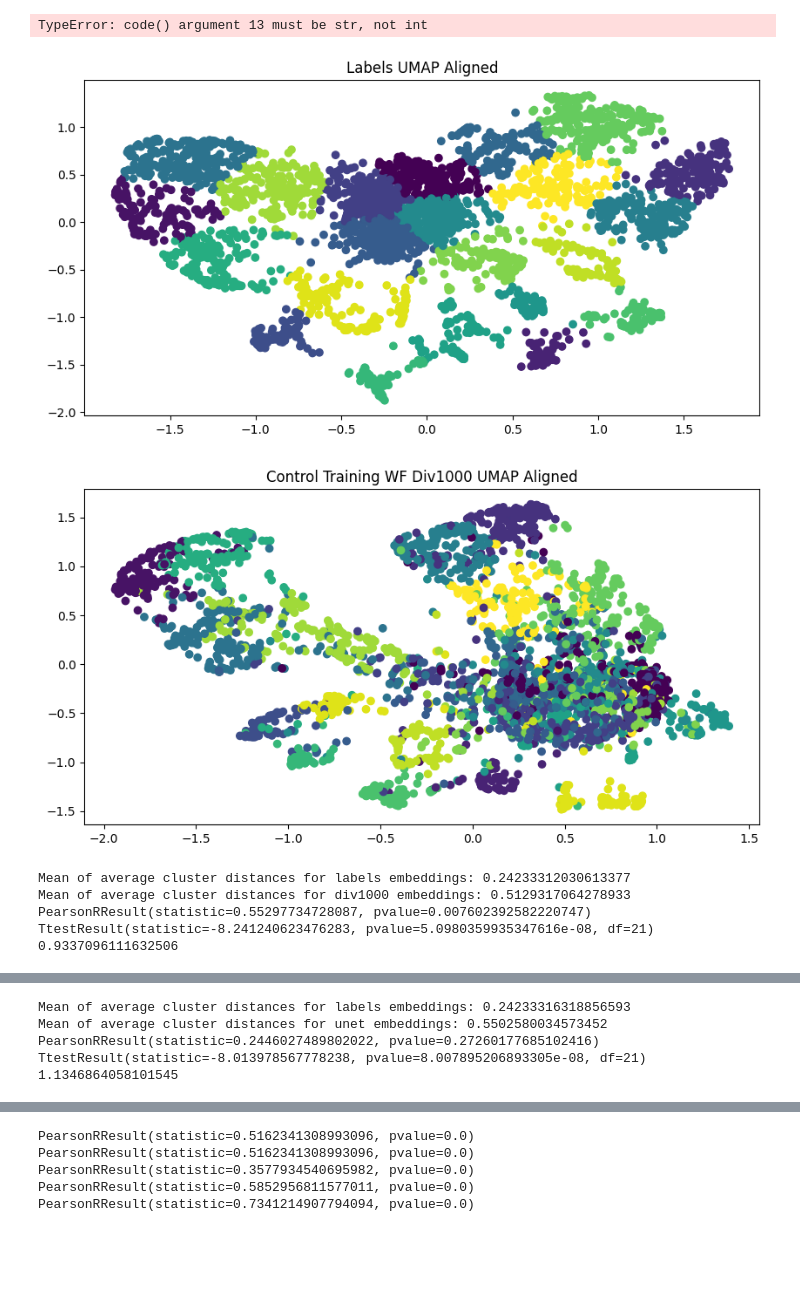
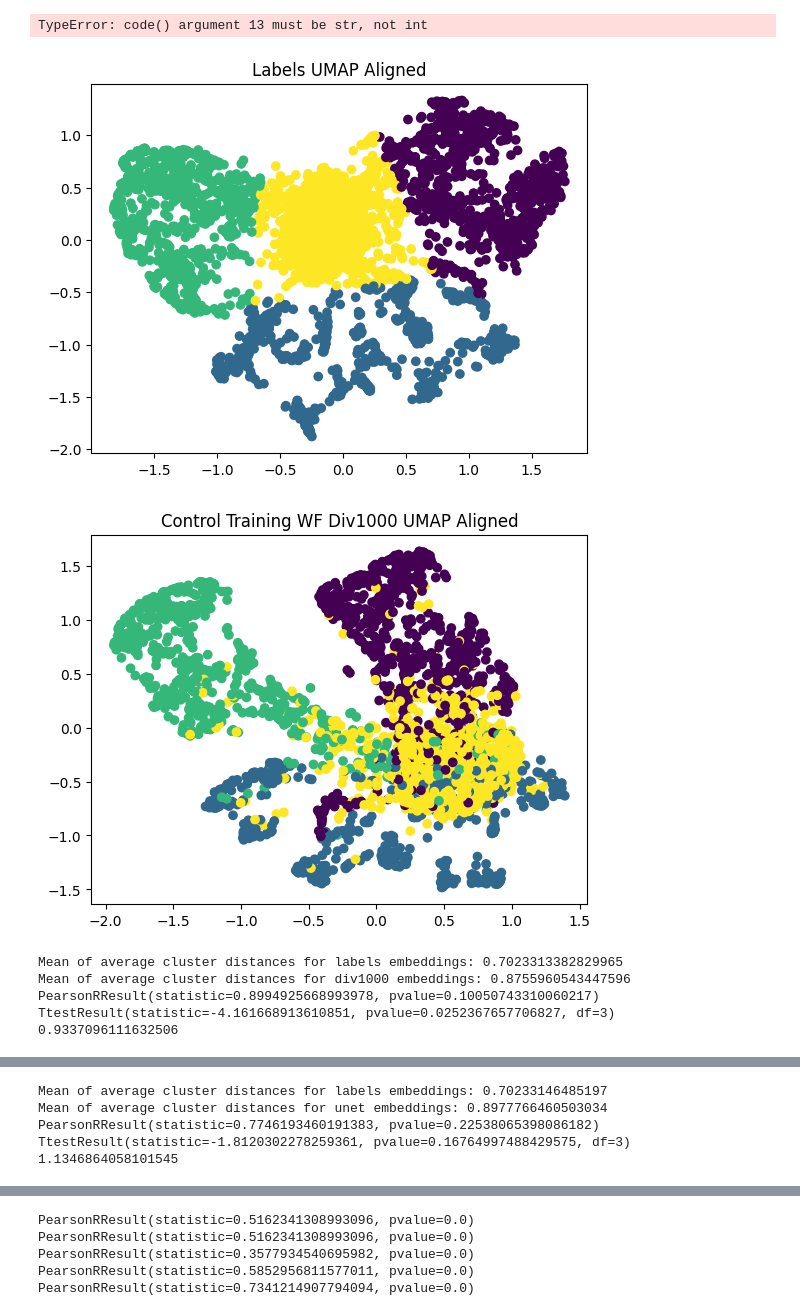
Before and after one commit to chrisfoulon/BCBlib, a Jupyter notebook: bcblib/notebooks/extraction_tensorboard_info.ipynb, the cells around one changed output, grey strips where cells are left out. Saved outputs shown, nothing was run; the diff lists cells and outputs as text; code cells hidden in the pictures; blank space fills up the shorter version.

```diff
--- a/bcblib/notebooks/extraction_tensorboard_info.ipynb
+++ b/bcblib/notebooks/extraction_tensorboard_info.ipynb
@@ -944,8 +941,9 @@ swin_unetr_embeddings = np.load('/home/chrisfoulon/neuro_data/umaps/abnormal_seg
 # for each embedding, align it with the labels embedding then compute the average distance between each point and the corresponding point in the labels embedding
 labels_embeddings_aligned, div1000_embeddings_aligned = align_embeddings(labels_embeddings, div1000_embeddings)
 
+num_clusters = 4
 # compute a K-means clustering on the aligned labels embeddings
-kmeans = KMeans(n_clusters=22, random_state=42).fit(labels_embeddings_aligned)
+kmeans = KMeans(n_clusters=num_clusters, random_state=42).fit(labels_embeddings_aligned)
 # plot the labels_embeddings_aligned with the cluster labels
 plt.figure()
 plt.scatter(labels_embeddings_aligned[:, 0], labels_embeddings_aligned[:, 1], c=kmeans.labels_)
@@ -985,7 +983,7 @@ labels_embeddings_aligned, unet_embeddings_aligned = align_embeddings(labels_emb
 unet_dist_matrix_aligned = distance.cdist(unet_embeddings_aligned, labels_embeddings_aligned, 'euclidean')
 
 # compute the K-means clustering on the aligned labels embeddings
-kmeans = KMeans(n_clusters=22, random_state=42).fit(labels_embeddings_aligned)
+kmeans = KMeans(n_clusters=num_clusters, random_state=42).fit(labels_embeddings_aligned)
 # plot the labels_embeddings_aligned with the cluster labels
 plt.figure()
 plt.scatter(labels_embeddings_aligned[:, 0], labels_embeddings_aligned[:, 1], c=kmeans.labels_)
@@ -1019,40 +1017,40 @@ labels_embeddings_aligned, swin_unetr_embeddings_aligned = align_embeddings(labe
 swin_unetr_dist_matrix_aligned = distance.cdist(swin_unetr_embeddings_aligned, labels_embeddings_aligned, 'euclidean')
 
 # compute the K-means clustering on the aligned labels embeddings
-kmeans = KMeans(n_clusters=22, random_state=42).fit(labels_embeddings_aligned)
+kmeans = KMeans(n_clusters=num_clusters, random_state=42).fit(labels_embeddings_aligned)
 # plot the labels_embeddings_aligned with the cluster labels
 plt.figure()
 plt.scatter(labels_embeddings_aligned[:, 0], labels_embeddings_aligned[:, 1], c=kmeans.labels_)
 plt.title('Labels UMAP Aligned')
 plt.show()
 
 # apply the same clustering to the aligned swin_unetr_embeddings
 plt.figure()
 plt.scatter(swin_unetr_embeddings_aligned[:, 0], swin_unetr_embeddings_aligned[:, 1], c=kmeans.labels_)
 plt.title('SWIN-UNETR Aligned')
 plt.show()
 
 
 # compute the average cluster distances for the aligned labels and swin_unetr embeddings
 average_distances_labels = compute_average_cluster_distances(labels_embeddings_aligned, kmeans.labels_)
 average_distances_swin_unetr = compute_average_cluster_distances(swin_unetr_embeddings_aligned, kmeans.labels_)
 # Print the mean of each list
 print(f'Mean of average cluster distances for labels embeddings: {np.mean(average_distances_labels)}')
 print(f'Mean of average cluster distances for swin_unetr embeddings: {np.mean(average_distances_swin_unetr)}')
 
 # compute a pearson correlation between average_distances_labels and average_distances_swin_unetr
 print(pearsonr(average_distances_labels, average_distances_swin_unetr))
 # compute a paired t-test between average_distances_labels and average_distances_swin_unetr
 print(ttest_rel(average_distances_labels, average_distances_swin_unetr))
 
 
 # print the average of the diagonal of the distance matrix
 print(np.mean(np.diag(swin_unetr_dist_matrix_aligned)))
 # %% [output]
-[figure, old version]
+[figure, new version]
-[figure, old version]
+[figure, new version]
-Mean of average cluster distances for labels embeddings: 0.24233312030613377
-Mean of average cluster distances for div1000 embeddings: 0.5129317064278933
-PearsonRResult(statistic=0.55297734728087, pvalue=0.007602392582220747)
-TtestResult(statistic=-8.241240623476283, pvalue=5.0980359935347616e-08, df=21)
+Mean of average cluster distances for labels embeddings: 0.7023313382829965
+Mean of average cluster distances for div1000 embeddings: 0.8755960543447596
+PearsonRResult(statistic=0.8994925668993978, pvalue=0.10050743310060217)
+TtestResult(statistic=-4.161668913610851, pvalue=0.0252367657706827, df=3)
 0.9337096111632506
@@ -1061,5 +1059,5 @@ TtestResult(statistic=-8.241240623476283, pvalue=5.0980359935347616e-08, df=21)
-Mean of average cluster distances for labels embeddings: 0.24233316318856593
-Mean of average cluster distances for unet embeddings: 0.5502580034573452
-PearsonRResult(statistic=0.2446027489802022, pvalue=0.27260177685102416)
-TtestResult(statistic=-8.013978567778238, pvalue=8.007895206893305e-08, df=21)
+Mean of average cluster distances for labels embeddings: 0.70233146485197
+Mean of average cluster distances for unet embeddings: 0.8977766460503034
+PearsonRResult(statistic=0.7746193460191383, pvalue=0.22538065398086182)
+TtestResult(statistic=-1.8120302278259361, pvalue=0.16764997488429575, df=3)
 1.1346864058101545
```
Also changed, not shown: parts of 2 cells of this notebook, 1 other file.
